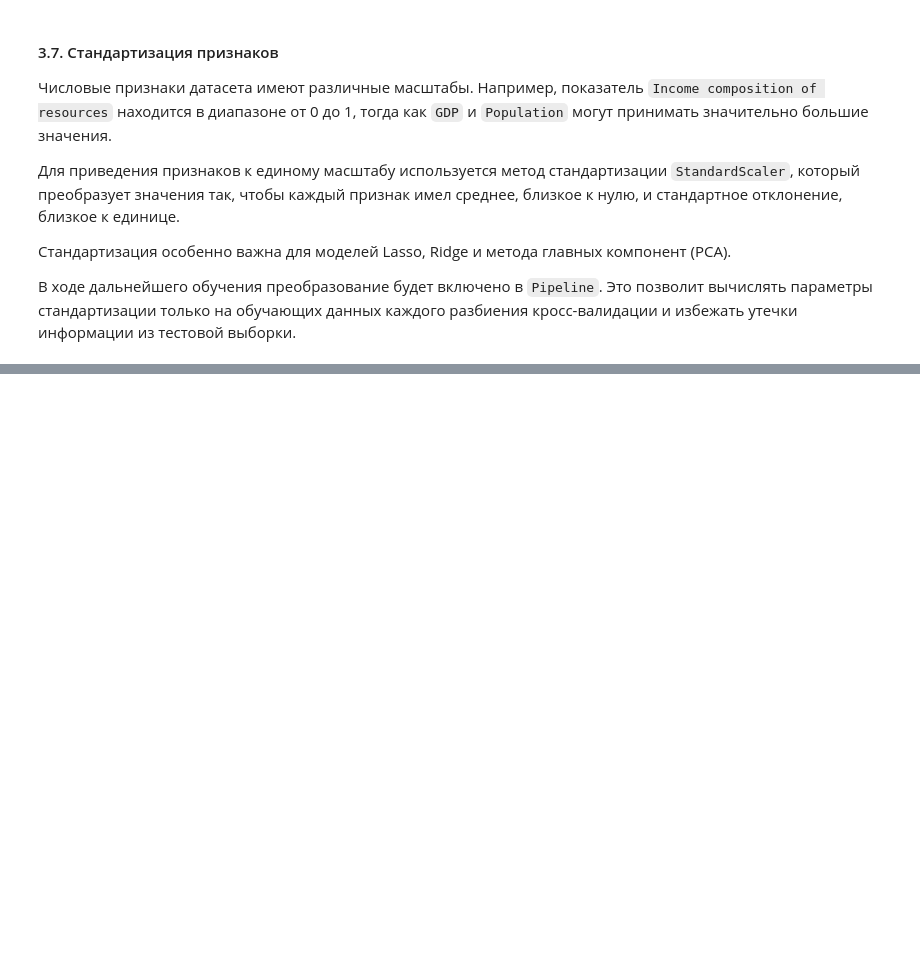
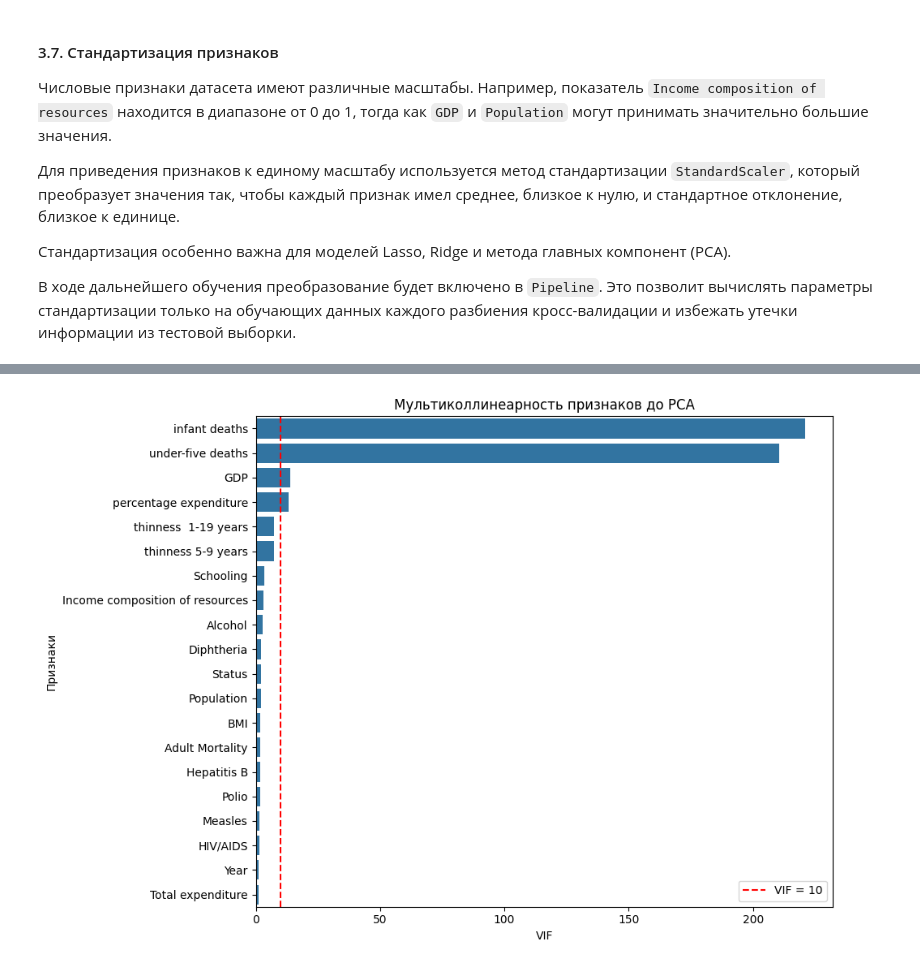
Before and after one commit to anna-1225/lab_1_machine_learning, a Jupyter notebook: report.ipynb, the cells around one changed output, grey strips where cells are left out. Saved outputs shown, nothing was run; the diff lists cells and outputs as text; code cells hidden in the pictures; blank space fills up the shorter version.

```diff
--- a/report.ipynb
+++ b/report.ipynb
@@ -334,3 +344,10 @@ plt.show()
 В датасете присутствуют два категориальных столбца: `Country` и `Status`. Признак `Status` содержит две категории — `Developed` и `Developing`, поэтому для него применяется бинарное кодирование.
 
 Столбец `Country` исключается из матрицы признаков, но сохраняется для группового разделения данных.
+# %%
+df_clean["Status"] = df_clean["Status"].replace({
+    "Developing": 0,
+    "Developed": 1
+}).astype(int)
+
+print(df_clean["Status"].value_counts())
@@ -409,0 +446,18 @@ plt.show()
+# %%
+from sklearn.preprocessing import StandardScaler
+from statsmodels.stats.outliers_influence import variance_inflation_factor
+
+scaler = StandardScaler()
+X_scaled = scaler.fit_transform(X_train)
+
+vif_table = pd.DataFrame({
+    "Признак": X_train.columns,
+    "VIF": [
+        variance_inflation_factor(X_scaled, i)
+        for i in range(X_scaled.shape[1])
+    ]
+})
+
+vif_table = vif_table.sort_values("VIF", ascending=False)
+
+display(vif_table.round(2))
@@ -409,0 +488,20 @@ plt.show()
+# %%
+plt.figure(figsize=(10, 7))
+
+sns.barplot(
+    data=vif_table,
+    x="VIF",
+    y="Признак"
+)
+
+plt.axvline(10, color="red", linestyle="--", label="VIF = 10")
+
+plt.title("Мультиколлинеарность признаков до PCA")
+plt.xlabel("VIF")
+plt.ylabel("Признаки")
+plt.legend()
+
+plt.tight_layout()
+plt.show()
+# %% [output]
+[figure, added]
```
Also changed, not shown: parts of 45 cells of this notebook, 26 other files.
